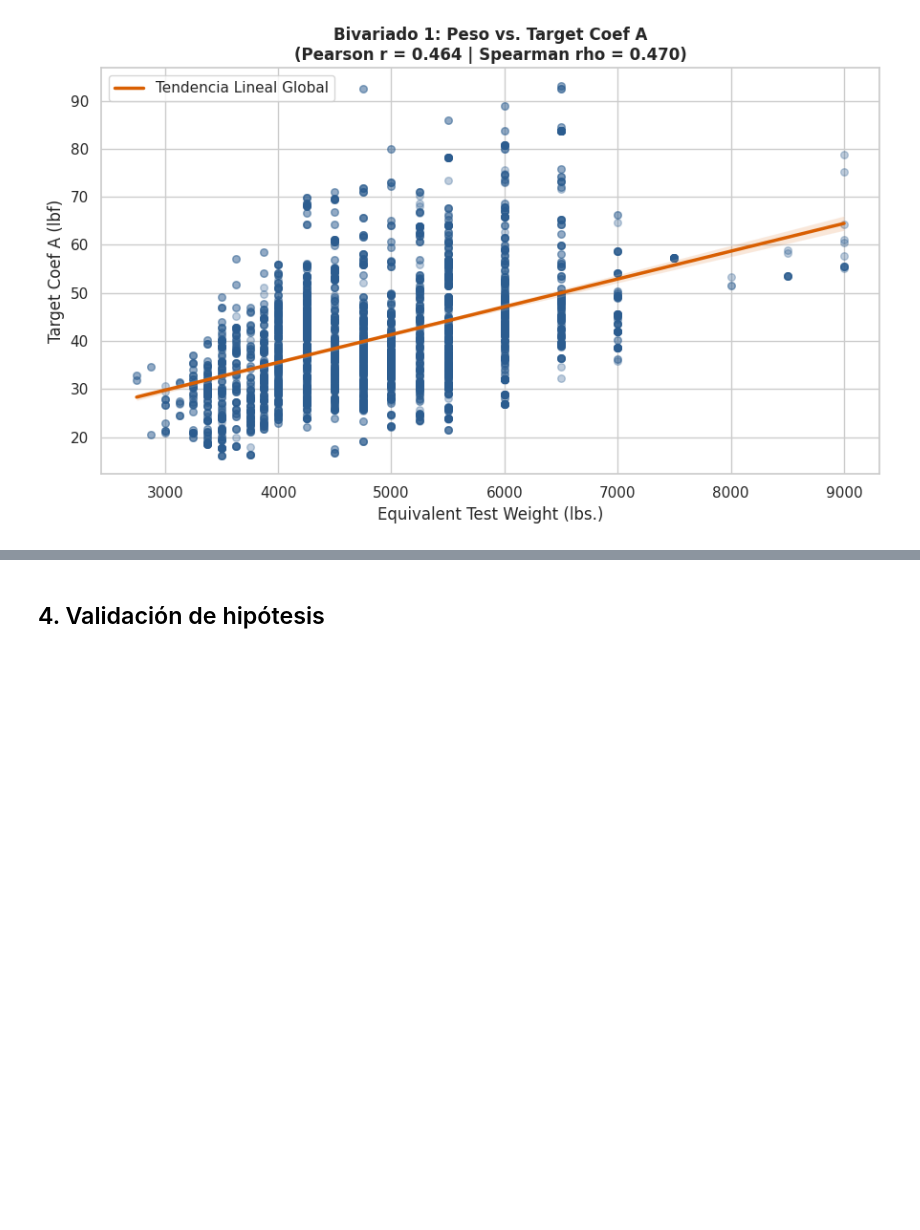
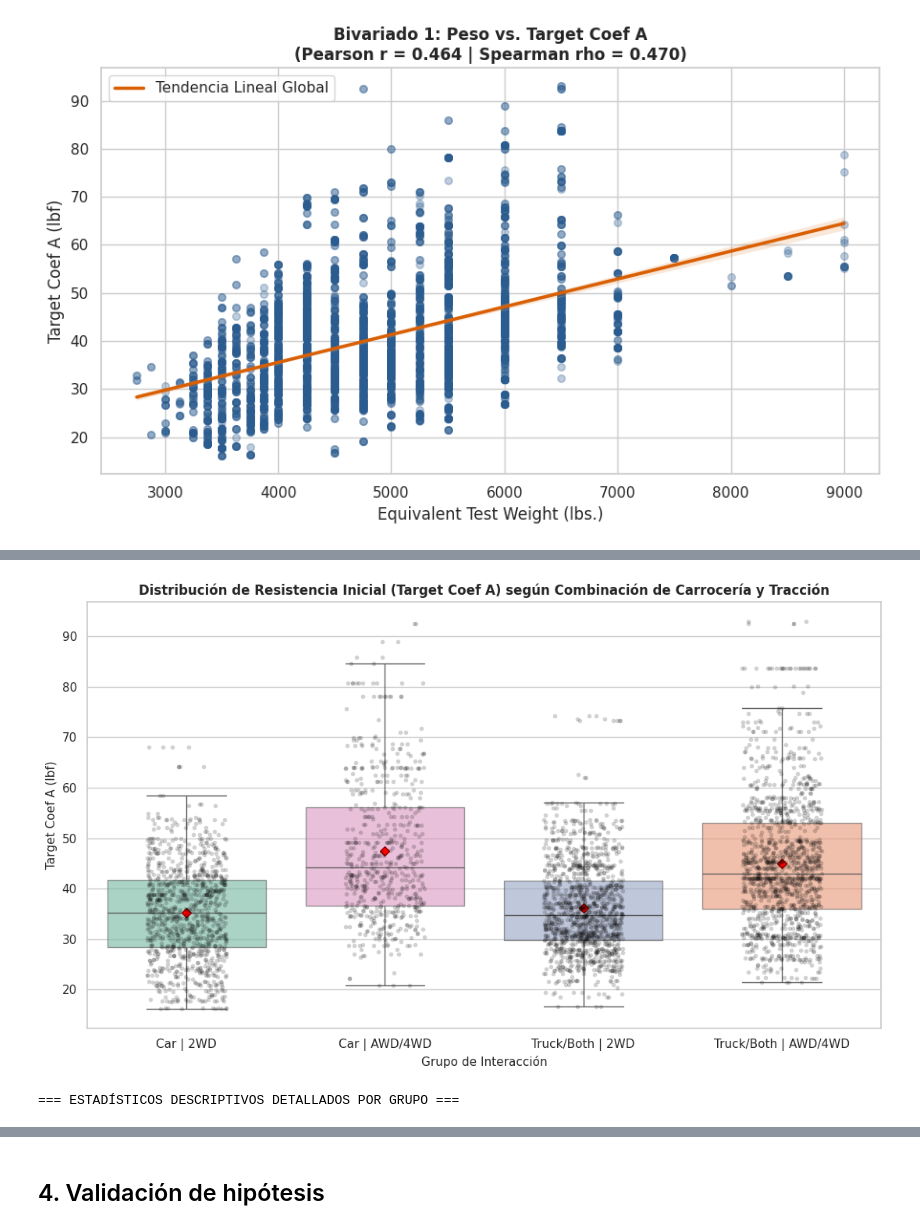
Before and after one commit to jpedonediez/Fundamentos, a Jupyter notebook: tpe_EPA_FE.ipynb, the cells around one changed output, grey strips where cells are left out. Cells and saved outputs as stored; diff of their text form; code cells hidden in the pictures; blank space fills up the shorter version.

Commit message:
graficos y analisis bivariado de hipótesis multivariado

```diff
--- a/tpe_EPA_FE.ipynb
+++ b/tpe_EPA_FE.ipynb
@@ -704,0 +625,76 @@ ValueError: Could not interpret value `Tipo_Vehiculo_Grupo` for `x`. An entry wi
+# %%
+# Gráfico Bivariado 2: Comparación de Car (0) vs. Truck/Both (1)
+
+import matplotlib.pyplot as plt
+import numpy as np
+import pandas as pd
+import seaborn as sns
+
+# Ordenamos lo grupos seg'un sentencia lógoca
+orden_grupos = [
+    'Car | 2WD',
+    'Car | AWD/4WD',
+    'Truck/Both | 2WD',
+    'Truck/Both | AWD/4WD',
+]
+
+plt.figure(figsize=(11, 6.5))
+
+# Creamos el boxplot con indicador visual de la MEDIA (Diamante Rojo)
+ax = sns.boxplot(
+    data=dataset['h4_df'],
+    x='Grupo_Interaccion',
+    y=dataset['h4_var_dep'],
+    hue='Grupo_Interaccion',
+    legend=False,
+    order=orden_grupos,
+    palette='Set2',
+    boxprops=dict(alpha=0.6),
+    fliersize=0,  # Evita duplicar outliers con el stripplot
+    showmeans=True,  # Grafica la media
+    meanprops=dict(
+        marker='D', markeredgecolor='darkred', markerfacecolor='red', markersize=6
+    ),
+)
+
+# stripplot (Puntos individuales con transparencia)(on puntos reales observados)
+sns.stripplot(
+    data=dataset['h4_df'],
+    x='Grupo_Interaccion',
+    y=dataset['h4_var_dep'],
+    order=orden_grupos,
+    color='black',
+    alpha=0.18,
+    jitter=0.2,
+    size=4,
+)
+
+# Formato de títulos y ejes
+
+plt.title('Distribución de Resistencia Inicial (Target Coef A) según Combinación de Carrocería y Tracción', fontweight='bold', fontsize=12)
+plt.xlabel('Grupo de Interacción', fontsize=11)
+plt.ylabel('Target Coef A (lbf)', fontsize=11)
+plt.tight_layout()
+plt.show()
+
+# 5. Tabla descriptiva complementaria en formato de Pandas
+print('=== ESTADÍSTICOS DESCRIPTIVOS DETALLADOS POR GRUPO ===')
+tabla_resumen = (
+    dataset['h4_df']
+    .groupby('Grupo_Interaccion')[dataset['h4_var_dep']]
+    .describe()
+)
+tabla_resumen['IQR'] = tabla_resumen['75%'] - tabla_resumen['25%']
+display(
+    tabla_resumen[['count', 'mean', 'std', 'min', '50%', 'max', 'IQR']].rename(
+        columns={
+            'count': 'N',
+            'mean': 'Media (x̄)',
+            'std': 'Desv_Std (s)',
+            '50%': 'Mediana',
+        }
+    )
+)
+# %% [output]
+[figure, added]
+=== ESTADÍSTICOS DESCRIPTIVOS DETALLADOS POR GRUPO ===
```
Also changed, not shown: parts of 14 cells of this notebook.
